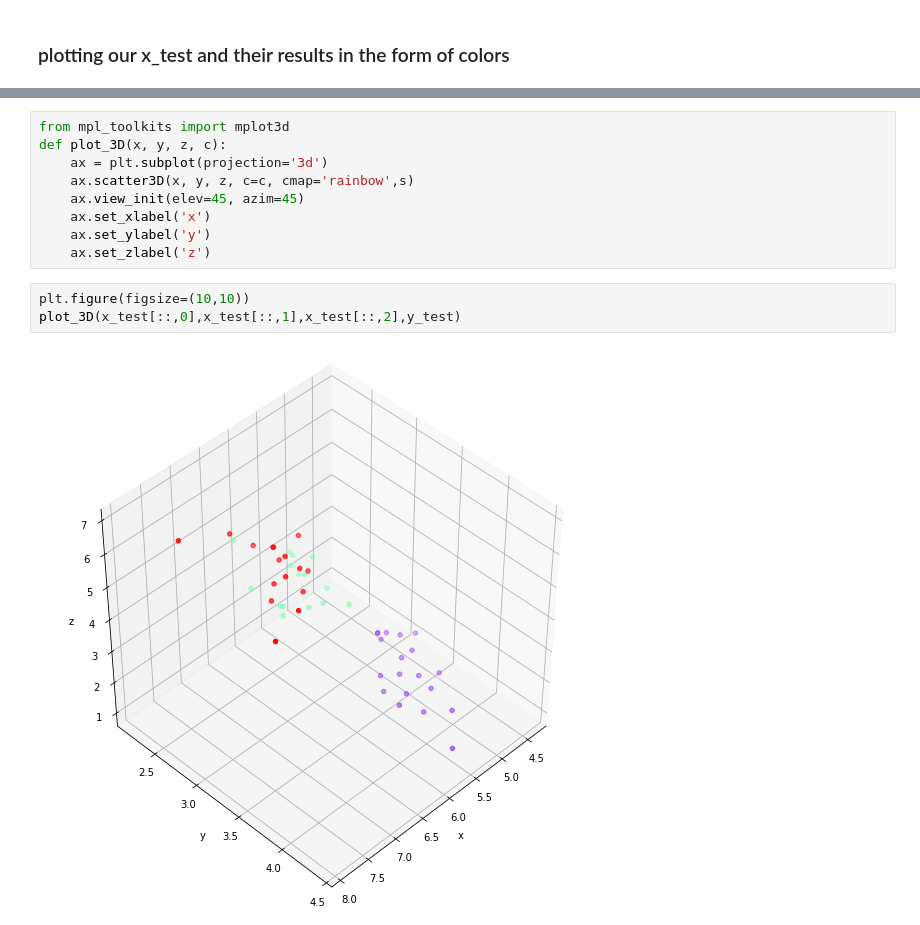
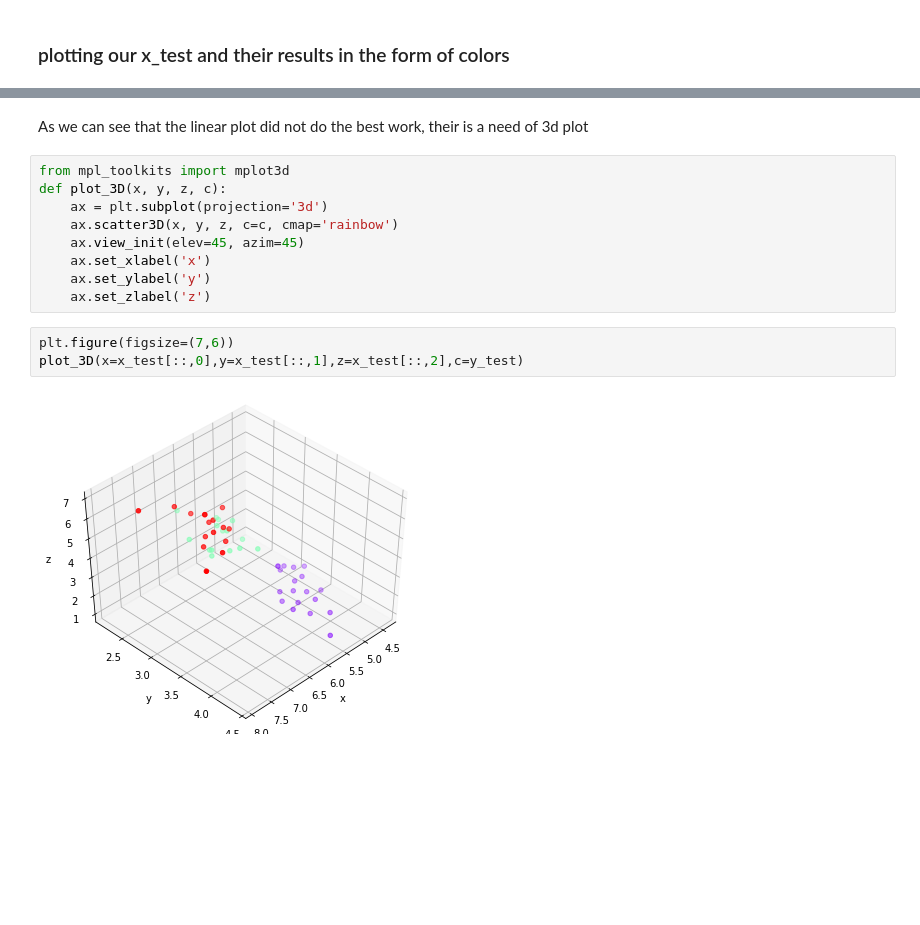
Before and after one commit to Tanzeel550/Complete-References, a Jupyter notebook: ML - SVM (Support Vector Machines).ipynb, the cells around one changed output, grey strips where cells are left out. Drawn from its saved outputs; the diff is of its cells as text; blank space fills up the shorter version.

```diff
--- a/ML - SVM (Support Vector Machines).ipynb
+++ b/ML - SVM (Support Vector Machines).ipynb
@@ -134,14 +139,16 @@ array([1, 0, 2, 1, 1, 0, 1, 2, 1, 1, 2, 0, 0, 0, 0, 1, 2, 1, 1, 2, 0, 2,
+# %% [markdown]
+As we can see that the linear plot did not do the best work, their is a need of 3d plot
 # %%
 from mpl_toolkits import mplot3d
 def plot_3D(x, y, z, c):
     ax = plt.subplot(projection='3d')
-    ax.scatter3D(x, y, z, c=c, cmap='rainbow',s)
+    ax.scatter3D(x, y, z, c=c, cmap='rainbow')
     ax.view_init(elev=45, azim=45)
     ax.set_xlabel('x')
     ax.set_ylabel('y')
     ax.set_zlabel('z')
 # %%
-plt.figure(figsize=(10,10))
-plot_3D(x_test[::,0],x_test[::,1],x_test[::,2],y_test)
+plt.figure(figsize=(7,6))
+plot_3D(x=x_test[::,0],y=x_test[::,1],z=x_test[::,2],c=y_test)
 # %% [output]
-[figure, old version]
+[figure, new version]
```
Also changed, not shown: parts of 20 cells of this notebook.
